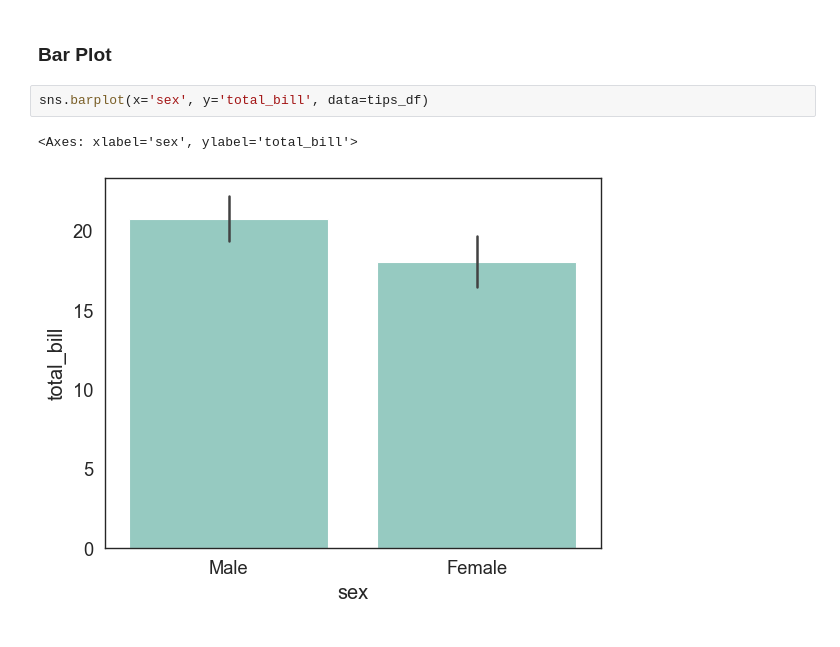
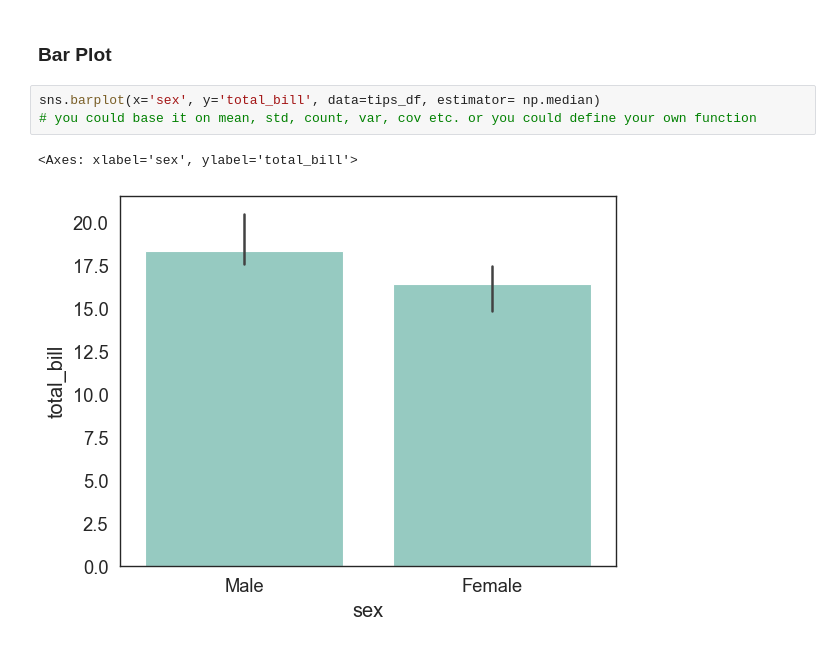
Before and after one commit to PembaSrpa/Data-manipulation-and-visualization, a Jupyter notebook: Seaborn.ipynb, the cells around one changed output. Saved outputs shown, nothing was run; the diff lists cells and outputs as text.

```diff
--- a/Seaborn.ipynb
+++ b/Seaborn.ipynb
@@ -116,7 +116,8 @@ sns.despine(left=False, bottom=False)
 # %% [markdown]
 ### Bar Plot
 # %%
-sns.barplot(x='sex', y='total_bill', data=tips_df)
+sns.barplot(x='sex', y='total_bill', data=tips_df, estimator= np.median)
+# you could base it on mean, std, count, var, cov etc. or you could define your own function
 # %% [output]
 <Axes: xlabel='sex', ylabel='total_bill'>
-[figure, old version]
+[figure, new version]
```
Also changed, not shown: parts of 18 cells of this notebook.
